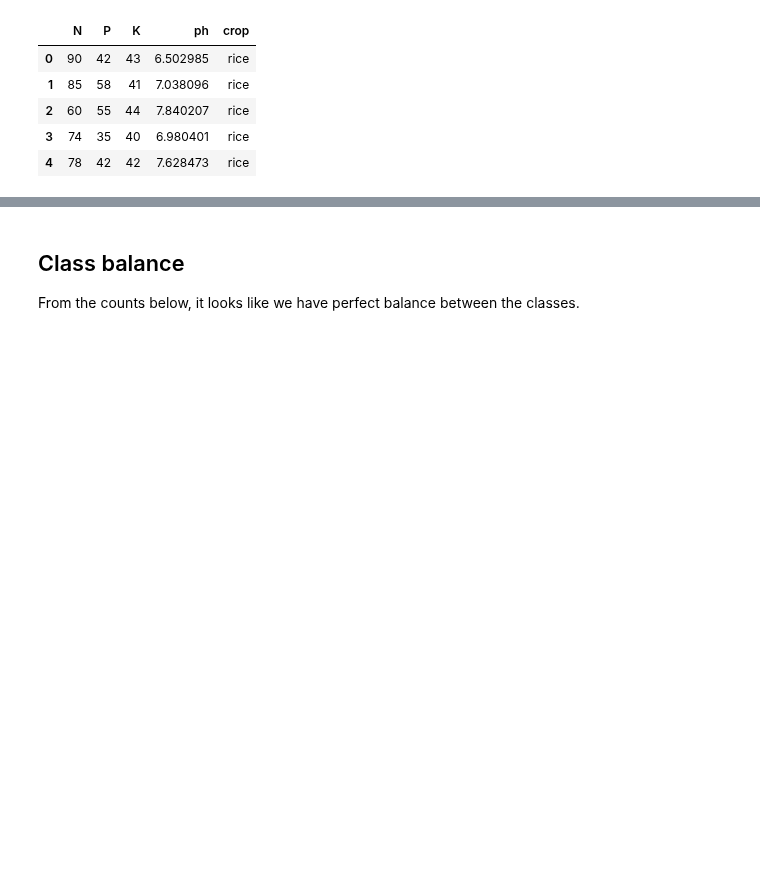
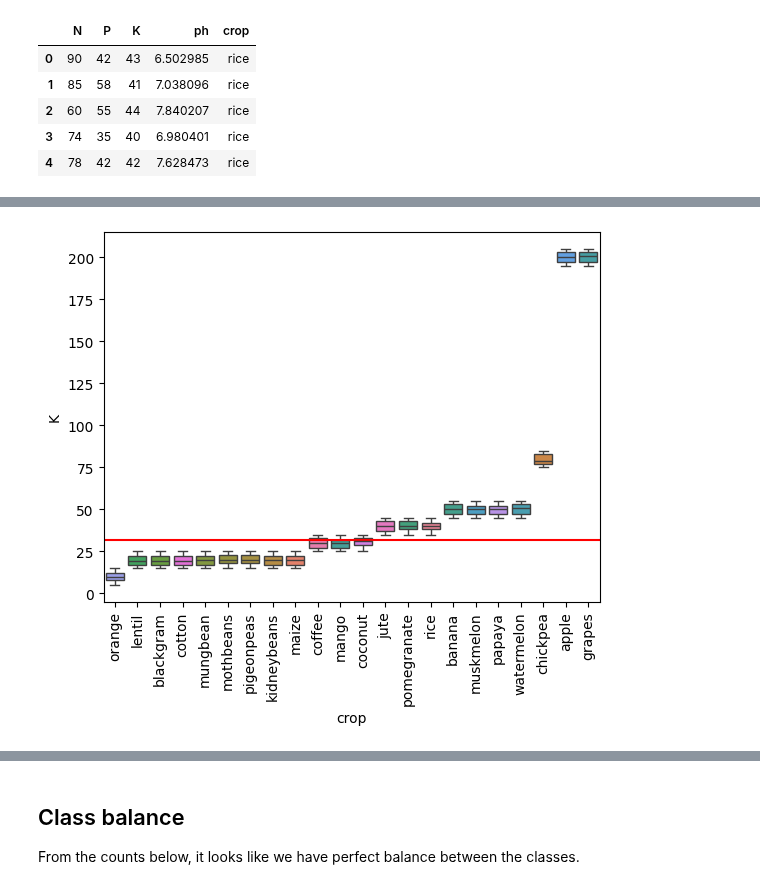
Before and after one commit to MichaelSzczepaniak/DataCamp, a Jupyter notebook: Tracks/Associate Data Scientist/33 Project 9 - Predictive Modeling for Agriculture/PredictiveModelingForAg.ipynb, the cells around one changed output, grey strips where cells are left out. Cells and saved outputs as stored; diff of their text form; code cells hidden in the pictures; blank space fills up the shorter version.

```diff
--- a/Tracks/Associate Data Scientist/33 Project 9 - Predictive Modeling for Agriculture/PredictiveModelingForAg.ipynb
+++ b/Tracks/Associate Data Scientist/33 Project 9 - Predictive Modeling for Agriculture/PredictiveModelingForAg.ipynb
@@ -40,0 +74,5 @@ crops.head()
+# %%
+# potassium
+potassium_plot = plot_crop_pred(crops, 'K')
+# %% [output]
+[figure, added]
```
Also changed, not shown: parts of 18 cells of this notebook.
